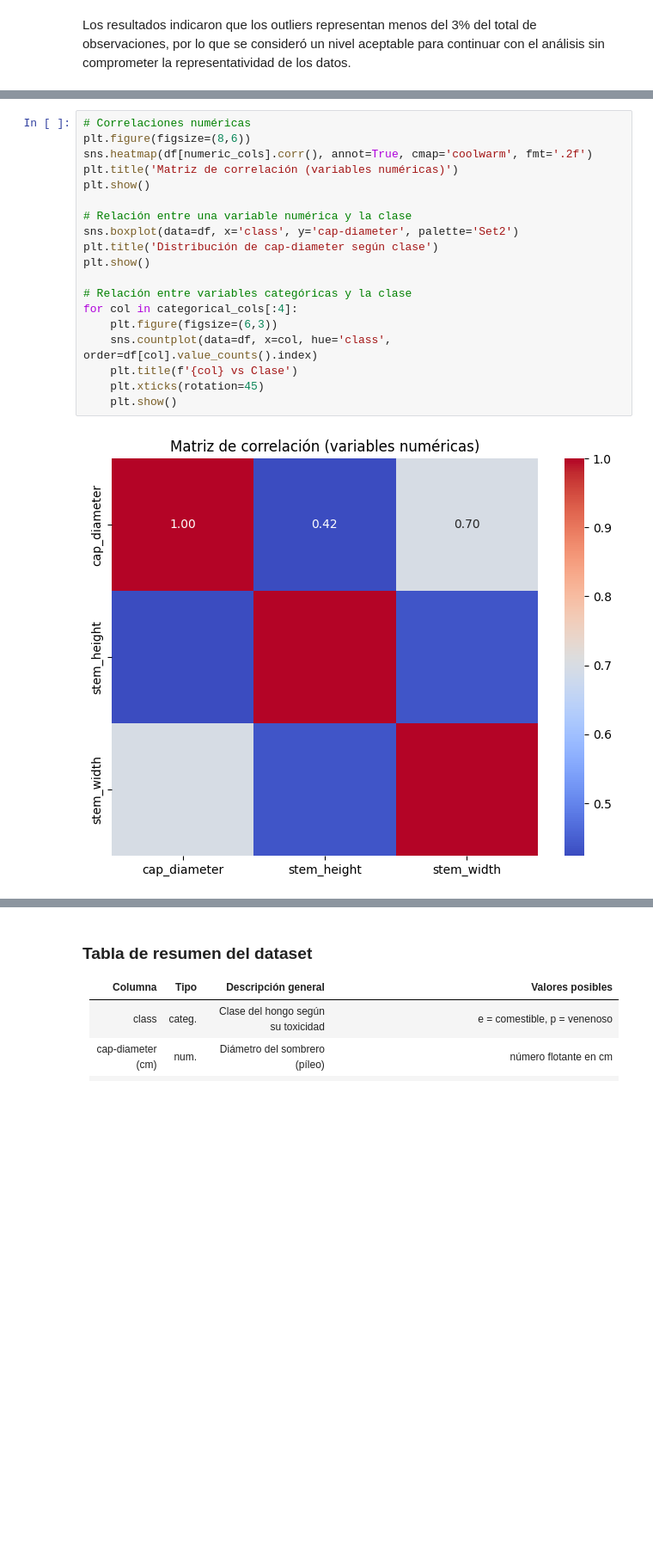
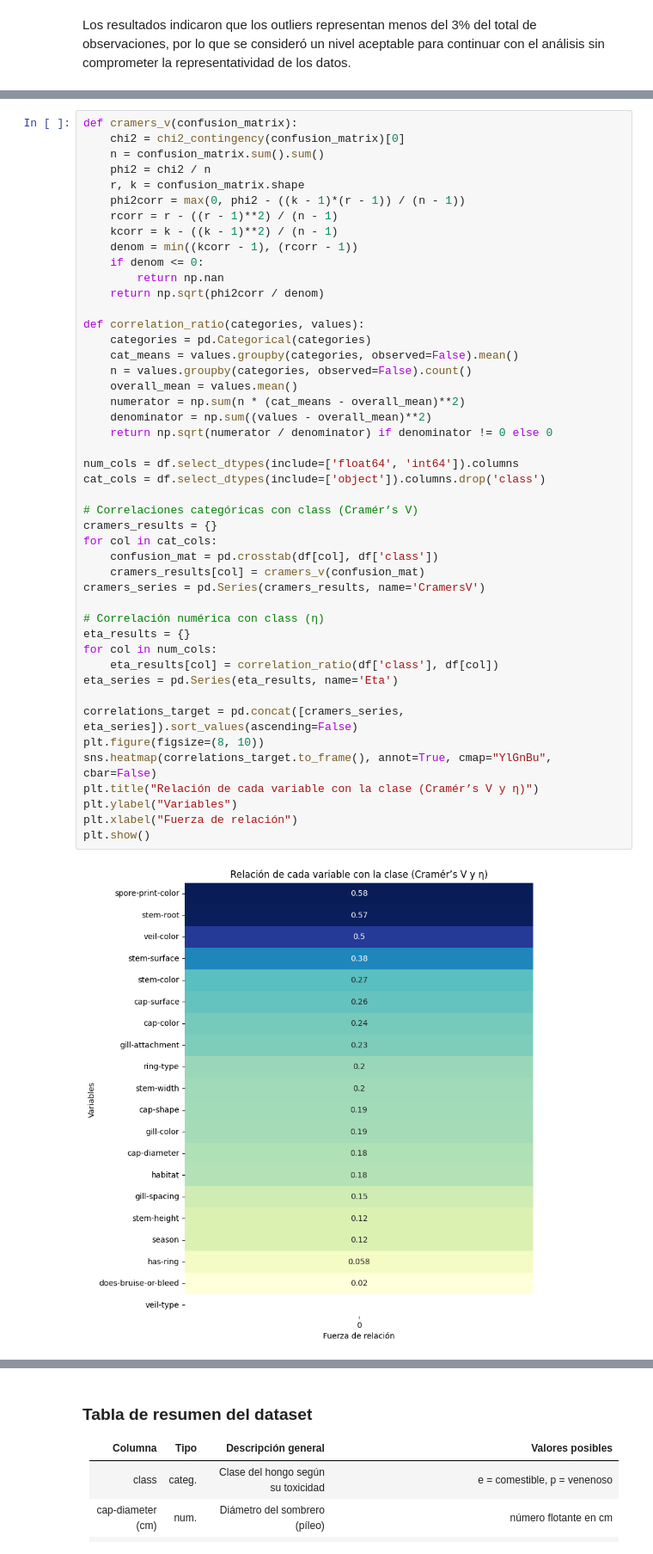
Before and after one commit to agusc4/ceia-ml, a Jupyter notebook: notebook_mushrooms_alex.ipynb, the cells around one changed output, grey strips where cells are left out. Shown: that part at 86% size. Saved outputs shown, nothing was run; the diff lists cells and outputs as text; blank space fills up the shorter version.

```diff
--- a/notebook_mushrooms_alex.ipynb
+++ b/notebook_mushrooms_alex.ipynb
@@ -239,21 +245,48 @@ Los resultados indicaron que los outliers representan menos del 3% del total de
 # %%
-# Correlaciones numéricas
-plt.figure(figsize=(8,6))
-sns.heatmap(df[numeric_cols].corr(), annot=True, cmap='coolwarm', fmt='.2f')
-plt.title('Matriz de correlación (variables numéricas)')
+def cramers_v(confusion_matrix):
+    chi2 = chi2_contingency(confusion_matrix)[0]
+    n = confusion_matrix.sum().sum()
+    phi2 = chi2 / n
+    r, k = confusion_matrix.shape
+    phi2corr = max(0, phi2 - ((k - 1)*(r - 1)) / (n - 1))
+    rcorr = r - ((r - 1)**2) / (n - 1)
+    kcorr = k - ((k - 1)**2) / (n - 1)
+    denom = min((kcorr - 1), (rcorr - 1))
+    if denom <= 0:
+        return np.nan
+    return np.sqrt(phi2corr / denom)
+
+def correlation_ratio(categories, values):
+    categories = pd.Categorical(categories)
+    cat_means = values.groupby(categories, observed=False).mean()
+    n = values.groupby(categories, observed=False).count()
+    overall_mean = values.mean()
+    numerator = np.sum(n * (cat_means - overall_mean)**2)
+    denominator = np.sum((values - overall_mean)**2)
+    return np.sqrt(numerator / denominator) if denominator != 0 else 0
+
+num_cols = df.select_dtypes(include=['float64', 'int64']).columns
+cat_cols = df.select_dtypes(include=['object']).columns.drop('class')
+
+# Correlaciones categóricas con class (Cramér’s V)
+cramers_results = {}
+for col in cat_cols:
+    confusion_mat = pd.crosstab(df[col], df['class'])
+    cramers_results[col] = cramers_v(confusion_mat)
+cramers_series = pd.Series(cramers_results, name='CramersV')
+
+# Correlación numérica con class (η)
+eta_results = {}
+for col in num_cols:
+    eta_results[col] = correlation_ratio(df['class'], df[col])
+eta_series = pd.Series(eta_results, name='Eta')
+
+correlations_target = pd.concat([cramers_series, eta_series]).sort_values(ascending=False)
+plt.figure(figsize=(8, 10))
+sns.heatmap(correlations_target.to_frame(), annot=True, cmap="YlGnBu", cbar=False)
+plt.title("Relación de cada variable con la clase (Cramér’s V y η)")
+plt.ylabel("Variables")
+plt.xlabel("Fuerza de relación")
 plt.show()
-
-# Relación entre una variable numérica y la clase
-sns.boxplot(data=df, x='class', y='cap-diameter', palette='Set2')
-plt.title('Distribución de cap-diameter según clase')
-plt.show()
-
-# Relación entre variables categóricas y la clase
-for col in categorical_cols[:4]:
-    plt.figure(figsize=(6,3))
-    sns.countplot(data=df, x=col, hue='class', order=df[col].value_counts().index)
-    plt.title(f'{col} vs Clase')
-    plt.xticks(rotation=45)
-    plt.show()
 # %% [output]
-[figure, old version]
+[figure, new version]
```
Also changed, not shown: parts of 9 cells of this notebook.
